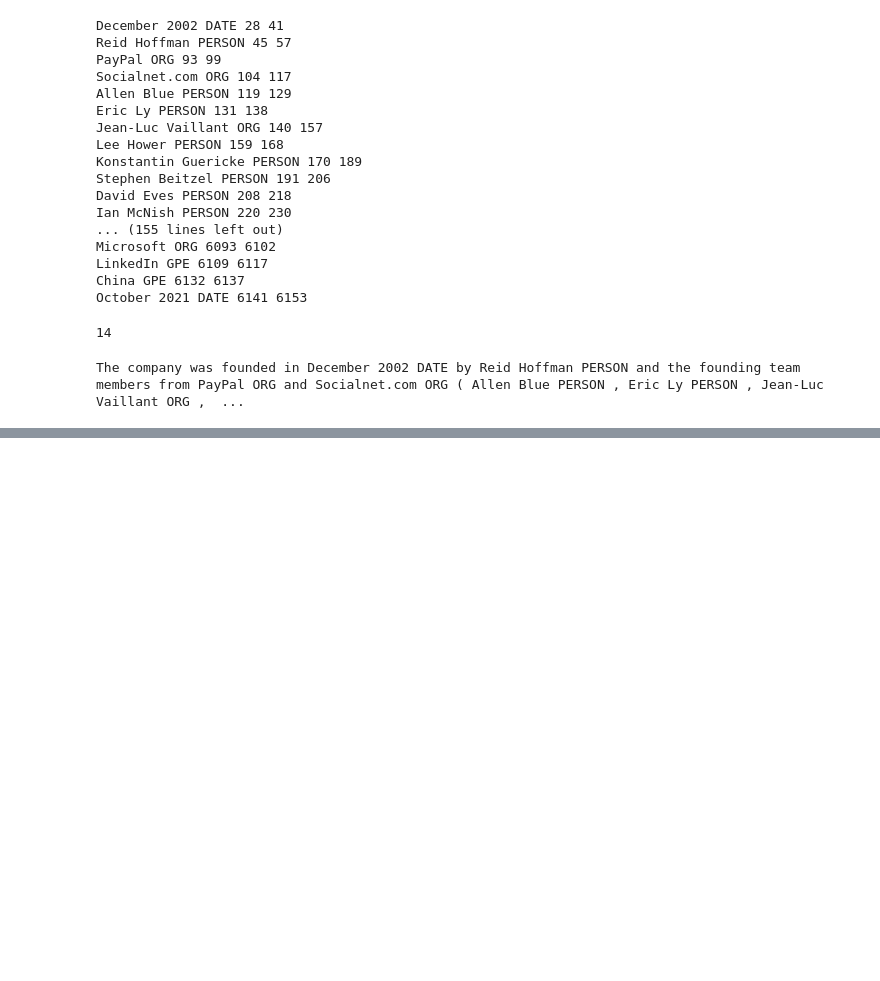
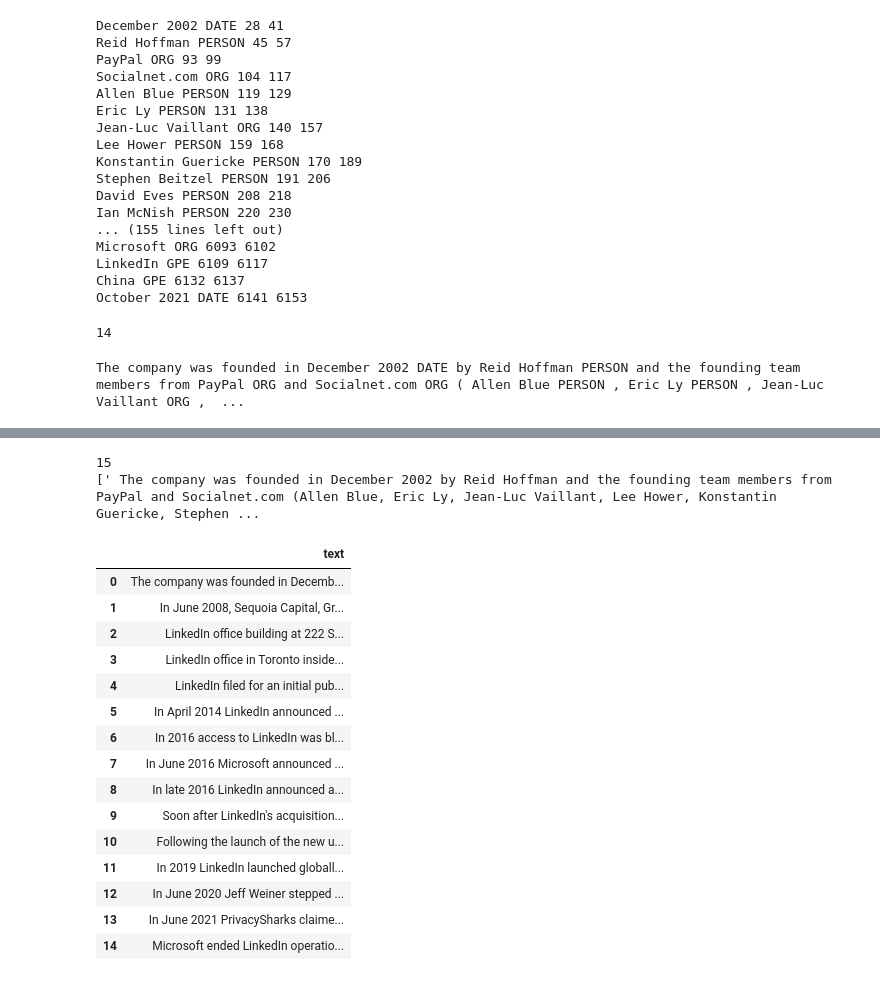
Before and after one commit to hemant271/DataScience, a Jupyter notebook: NLP - LinkedIn.ipynb, the cells around one changed output, grey strips where cells are left out. Drawn from its saved outputs; the diff is of its cells as text; code cells hidden in the pictures; blank space fills up the shorter version.

```diff
--- a/NLP - LinkedIn.ipynb
+++ b/NLP - LinkedIn.ipynb
@@ -98,0 +122,29 @@ The company was founded in December 2002 DATE by Reid Hoffman PERSON and the fou
+# %%
+sample_text_list = sample_text.split('\n')
+sample_text_list = [item for item in sample_text_list if item]
+print(len(sample_text_list))
+print(sample_text_list)
+# %% [output]
+15
+[' The company was founded in December 2002 by Reid Hoffman and the founding team members from PayPal and Socialnet.com (Allen Blue, Eric Ly, Jean-Luc Vaillant, Lee Hower, Konstantin Guericke, Stephen ...
+# %%
+df = pd.DataFrame({'text': sample_text_list})
+# %%
+df
+# %% [output]
+|  | text |
+| 0 | The company was founded in Decemb... |
+| 1 | In June 2008, Sequoia Capital, Gr... |
+| 2 | LinkedIn office building at 222 S... |
+| 3 | LinkedIn office in Toronto inside... |
+| 4 | LinkedIn filed for an initial pub... |
+| 5 | In April 2014 LinkedIn announced ... |
+| 6 | In 2016 access to LinkedIn was bl... |
+| 7 | In June 2016 Microsoft announced ... |
+| 8 | In late 2016 LinkedIn announced a... |
+| 9 | Soon after LinkedIn's acquisition... |
+| 10 | Following the launch of the new u... |
+| 11 | In 2019 LinkedIn launched globall... |
+| 12 | In June 2020 Jeff Weiner stepped ... |
+| 13 | In June 2021 PrivacySharks claime... |
+| 14 | Microsoft ended LinkedIn operatio... |
```
Also changed, not shown: parts of 5 cells of this notebook.
